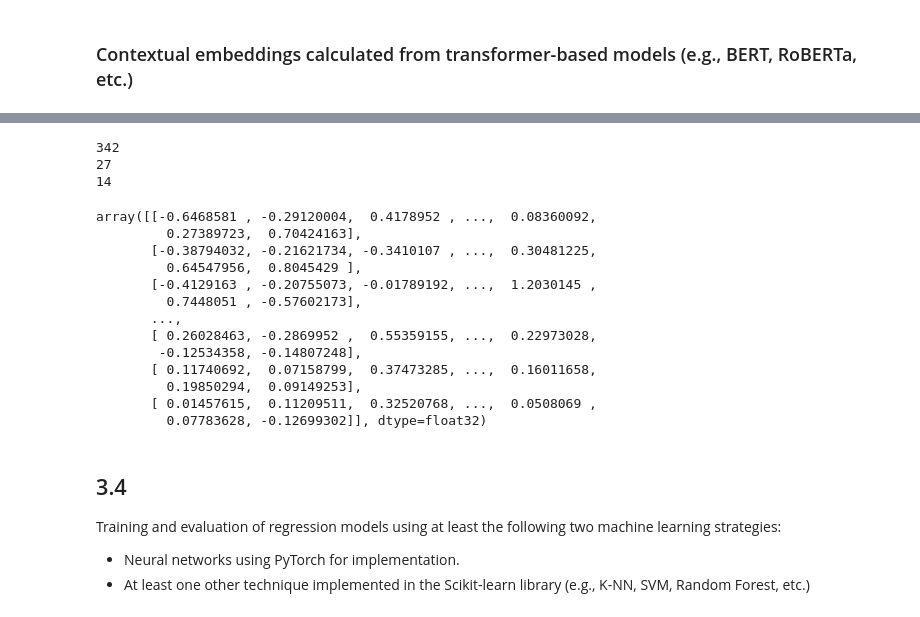
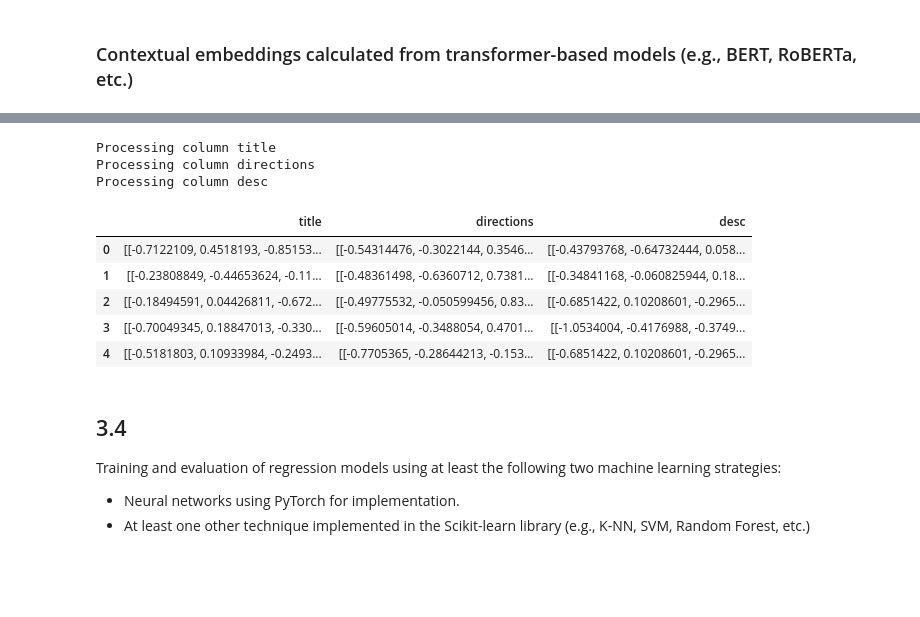
Before and after one commit to BenediktMehl/DataProcessingFinalProject, a Jupyter notebook: main.ipynb, the cells around one changed output, grey strips where cells are left out. Cells and saved outputs as stored; diff of their text form; code cells hidden in the pictures; blank space fills up the shorter version.

```diff
--- a/main.ipynb
+++ b/main.ipynb
@@ -3,0 +6,8 @@ import numpy as np
+# %%
+if torch.cuda.is_available():
+    device = torch.device('cuda')
+    runs_on_gpu = True
+else:
+    device = torch.device('cpu')
+    runs_on_gpu = False
+print(f"Runs on {device.type}")
@@ -291,6 +300,12 @@ def get_context_embeddings_batch(texts, batch_size=32):
 
     return np.array(all_embeddings)
 
+def dict_to_dataframe(dict_input):
+    data = {}
+    for key, value in dict_input.items():
+        data[key] = [row for row in value]
+    return pd.DataFrame(data)
+
 def get_context_embedding_for_text_columns(data, textual_columns):
     embedded_textual_columns = {}
     for column in textual_columns:
@@ -299,4 +314,4 @@ def get_context_embedding_for_text_columns(data, textual_columns):
         embeddings = get_context_embeddings_batch(texts)
         embedded_textual_columns[column] = embeddings
 
-    return embedded_textual_columns
+    return dict_to_dataframe(embedded_textual_columns)
@@ -343,25 +318,20 @@ test2
-# %%
-print(len(test2.iloc[0, 0]))
-print(len(test2.iloc[0, 1]))
-print(len(test2.iloc[0, 2]))
-test2.iloc[0, 0]
-# %% [output]
-342
-27
-14
-array([[-0.6468581 , -0.29120004,  0.4178952 , ...,  0.08360092,
-         0.27389723,  0.70424163],
-       [-0.38794032, -0.21621734, -0.3410107 , ...,  0.30481225,
-         0.64547956,  0.8045429 ],
-       [-0.4129163 , -0.20755073, -0.01789192, ...,  1.2030145 ,
-         0.7448051 , -0.57602173],
-       ...,
-       [ 0.26028463, -0.2869952 ,  0.55359155, ...,  0.22973028,
-        -0.12534358, -0.14807248],
-       [ 0.11740692,  0.07158799,  0.37473285, ...,  0.16011658,
-         0.19850294,  0.09149253],
-       [ 0.01457615,  0.11209511,  0.32520768, ...,  0.0508069 ,
-         0.07783628, -0.12699302]], dtype=float32)
+# %%
+if runs_on_gpu:
+    context_embedding = get_context_embedding_for_text_columns(data, textual_columns)
+    context_embedding.to_hdf('cloud_store.h5', key='context_embedding')
+else:
+    context_embedding = get_context_embedding_for_text_columns(data.sample(5), textual_columns)
+context_embedding
+# %% [output]
+Processing column title
+Processing column directions
+Processing column desc
+|  | title | directions | desc |
+| 0 | [[-0.7122109, 0.4518193, -0.85153... | [[-0.54314476, -0.3022144, 0.3546... | [[-0.43793768, -0.64732444, 0.058... |
+| 1 | [[-0.23808849, -0.44653624, -0.11... | [[-0.48361498, -0.6360712, 0.7381... | [[-0.34841168, -0.060825944, 0.18... |
+| 2 | [[-0.18494591, 0.04426811, -0.672... | [[-0.49775532, -0.050599456, 0.83... | [[-0.6851422, 0.10208601, -0.2965... |
+| 3 | [[-0.70049345, 0.18847013, -0.330... | [[-0.59605014, -0.3488054, 0.4701... | [[-1.0534004, -0.4176988, -0.3749... |
+| 4 | [[-0.5181803, 0.10933984, -0.2493... | [[-0.7705365, -0.28644213, -0.153... | [[-0.6851422, 0.10208601, -0.2965... |
 # %% [markdown]
 ## 3.4
 Training and evaluation of regression models using at least the following two machine learning strategies:
```
Also changed, not shown: parts of 30 cells of this notebook, 5 other files.
